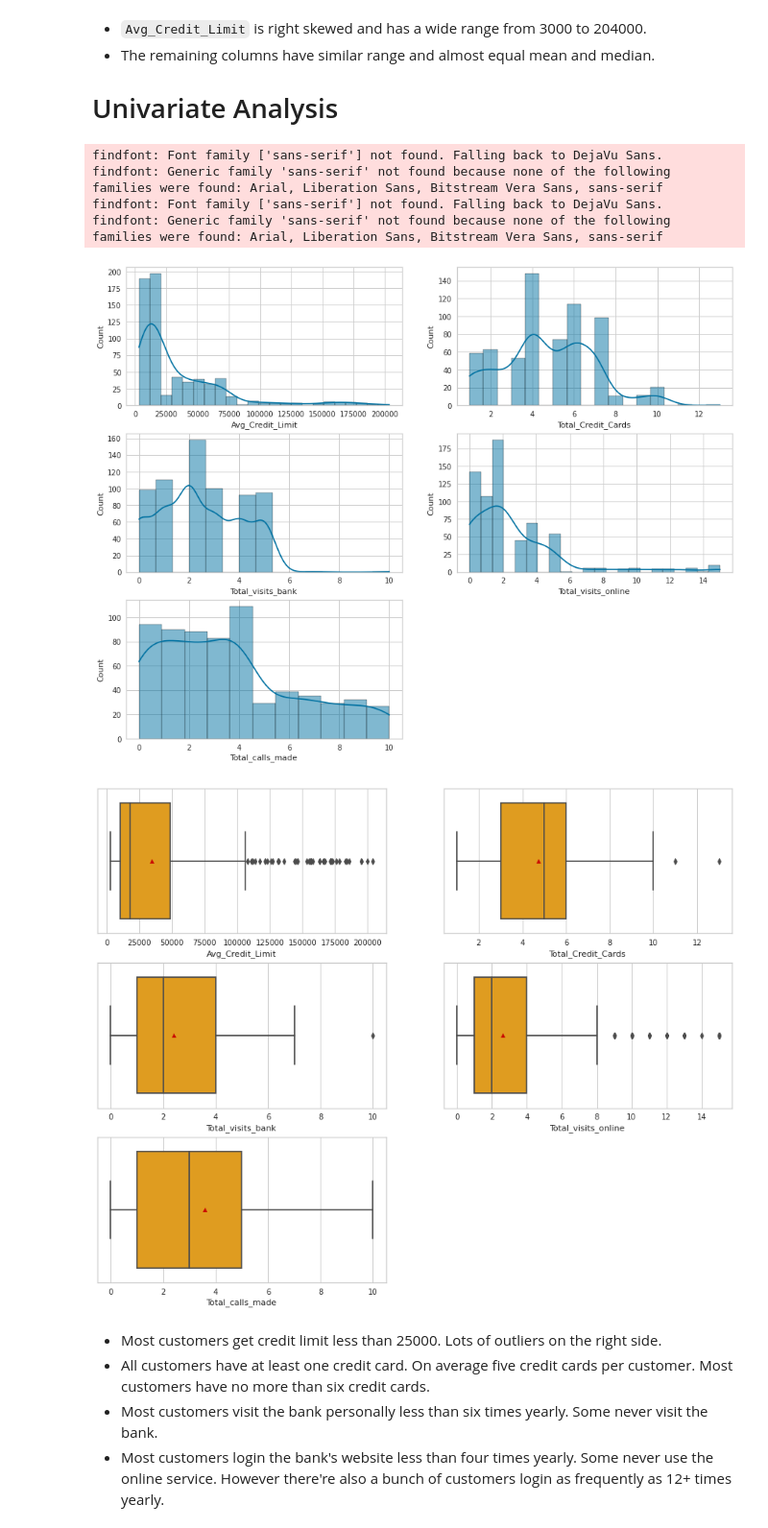
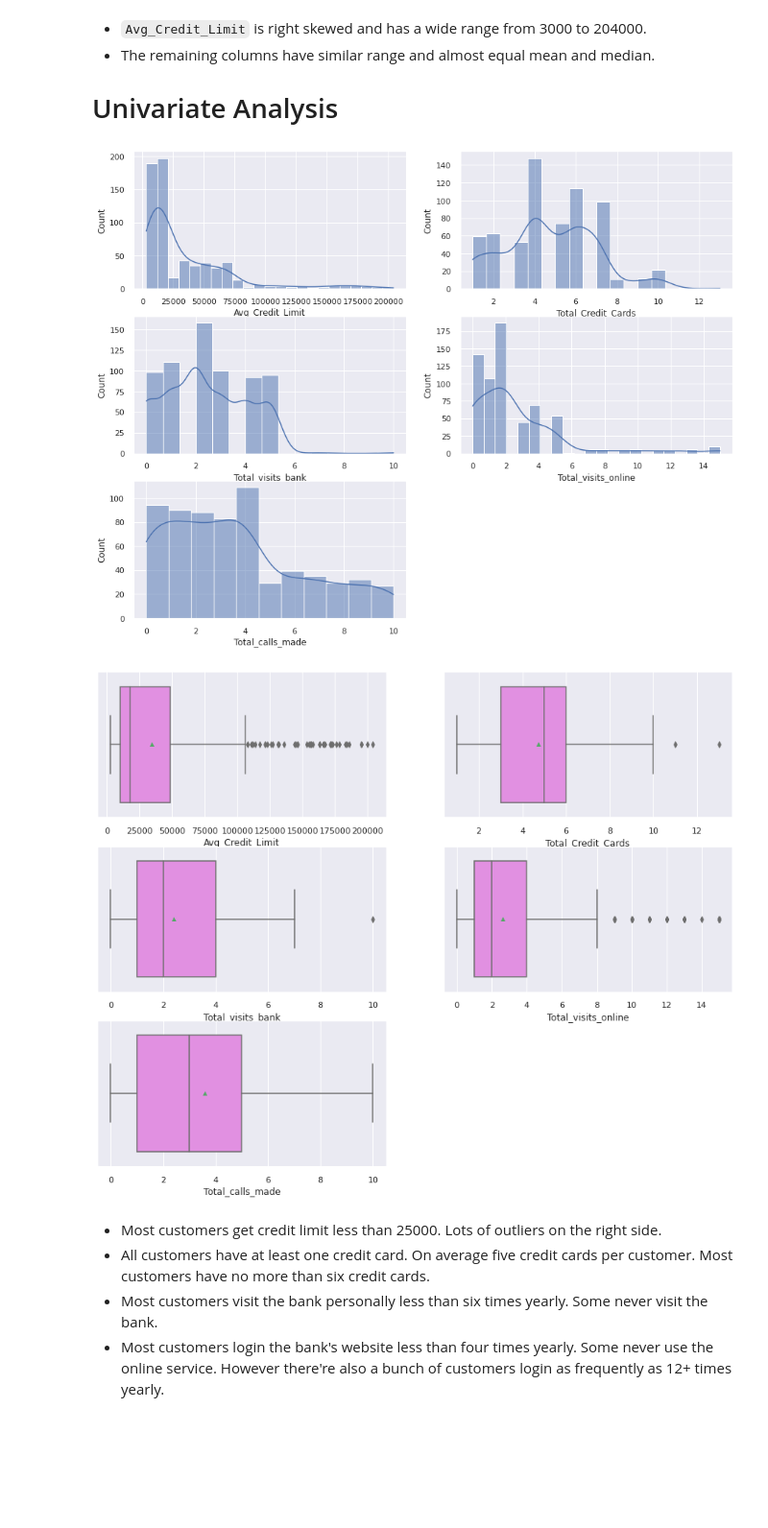
Before and after one commit to liangym2014/Data-science-and-machine-learning, a Jupyter notebook: 6.AllLife_Bank_Customer_Segmentation_Solution.ipynb, the cells around one changed output. Shown at 96% size. Drawn from its saved outputs; the diff is of its cells as text; code cells hidden in the pictures; blank space fills up the shorter version.

```diff
--- a/6.AllLife_Bank_Customer_Segmentation_Solution.ipynb
+++ b/6.AllLife_Bank_Customer_Segmentation_Solution.ipynb
@@ -40,6 +40,9 @@ from sklearn.preprocessing import StandardScaler
 
 import warnings
 warnings.filterwarnings("ignore")
+
+pd.set_option("display.max_columns", None)
+sns.set()
 # %% [markdown]
 # Data Overview
 # %%
@@ -187,18 +190,14 @@ for i,col in enumerate(attribute_cols):
     plt.subplot(3, 2, i + 1)
     sns.histplot(df[col], kde = True);
 # %% [output]
-findfont: Font family ['sans-serif'] not found. Falling back to DejaVu Sans.
-findfont: Generic family 'sans-serif' not found because none of the following families were found: Arial, Liberation Sans, Bitstream Vera Sans, sans-serif
-findfont: Font family ['sans-serif'] not found. Falling back to DejaVu Sans.
-findfont: Generic family 'sans-serif' not found because none of the following families were found: Arial, Liberation Sans, Bitstream Vera Sans, sans-serif
-[figure, old version]
+[figure, new version]
 # %%
 plt.figure(figsize = (15,12))
 for i,col in enumerate(attribute_cols):
     plt.subplot(3, 2, i + 1)
-    sns.boxplot(x = col, data = df, showmeans = True, color = "orange");
+    sns.boxplot(x = col, data = df, showmeans = True, color = "violet");
 # %% [output]
-[figure, old version]
+[figure, new version]
 # %% [markdown]
 - Most customers get credit limit less than 25000. Lots of outliers on the right side.
 - All customers have at least one credit card. On average five credit cards per customer. Most customers have no more than six credit cards.
```
Also changed, not shown: parts of 34 cells of this notebook.
